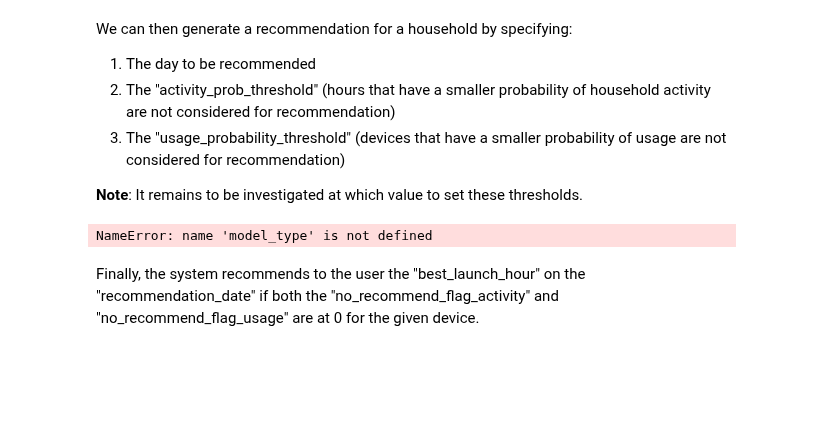
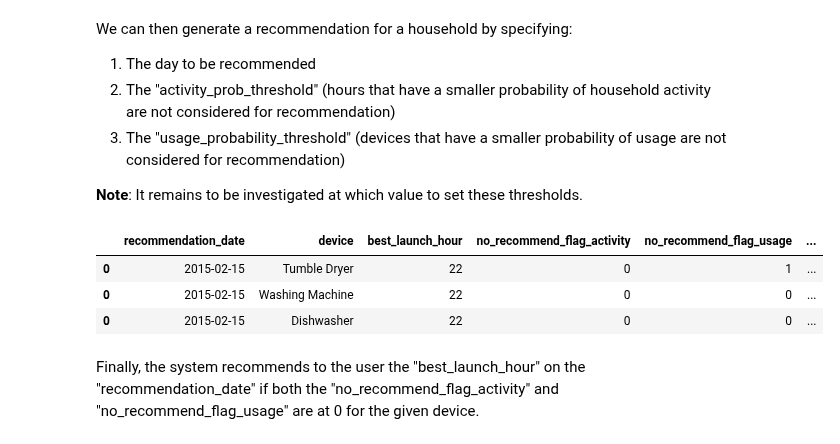
Before and after one commit to Janalytics94/xai_energy_efficient_smart_home, a Jupyter notebook: code/Recommendation_Agent.ipynb, the cells around one changed output. Saved outputs shown, nothing was run; the diff lists cells and outputs as text; code cells hidden in the pictures; blank space fills up the shorter version.

```diff
--- a/code/Recommendation_Agent.ipynb
+++ b/code/Recommendation_Agent.ipynb
@@ -153,12 +154,13 @@ from agents import Activity_Agent, Usage_Agent, Load_Agent, Price_Agent
 class Recommendation_Agent:
     import pandas as pd
 
-    def __init__(self, activity_input, usage_input, load_input, price_input, shiftable_devices):
+    def __init__(self, activity_input, usage_input, load_input, price_input, shiftable_devices, model_type):
         self.activity_input = activity_input
         self.usage_input = usage_input
         self.load_input = load_input
         self.price_input = price_input
         self.shiftable_devices = shiftable_devices
+        self.model_type = model_type
 
         self.Activity_Agent = Activity_Agent(activity_input)
 
@@ -169,7 +171,7 @@ class Recommendation_Agent:
         self.Price_Agent = Price_Agent(price_input)
 # %%
 #initialize the Recommendation Agent with the required inputs
-recommend = Recommendation_Agent(activity_df, usage_df, load_df, price_df, shiftable_devices)
+recommend = Recommendation_Agent(activity_df, usage_df, load_df, price_df, shiftable_devices,)
 # %% [markdown]
 ### **2.2 Compute Usage Cost For Every Starting Time (each of the 24 hours of the day) For A Given Device**
 # %% [markdown]
@@ -374,9 +371,12 @@ We can then generate a recommendation for a household by specifying:
 
 **Note**:  It remains to be investigated at which value to set these thresholds.
 # %%
-recommend.pipeline(date = "2015-02-15",activity_prob_threshold = 0.4,  usage_prob_threshold = 0.3)
+recommend.pipeline(date = "2015-02-15", model_type= "random forest", activity_prob_threshold = 0.4,  usage_prob_threshold = 0.3)
 # %% [output]
-NameError: name 'model_type' is not defined
+|  | recommendation_date | device | best_launch_hour | no_recommend_flag_activity | no_recommend_flag_usage | ... |
+| 0 | 2015-02-15 | Tumble Dryer | 22 | 0 | 1 | ... |
+| 0 | 2015-02-15 | Washing Machine | 22 | 0 | 0 | ... |
+| 0 | 2015-02-15 | Dishwasher | 22 | 0 | 0 | ... |
 # %% [markdown]
 Finally, the system recommends to the user the "best_launch_hour" on the "recommendation_date" if both the "no_recommend_flag_activity" and "no_recommend_flag_usage" are at 0 for the given device.
 # %% [markdown]
```
Also changed, not shown: parts of 4 cells of this notebook, 1 other file.
